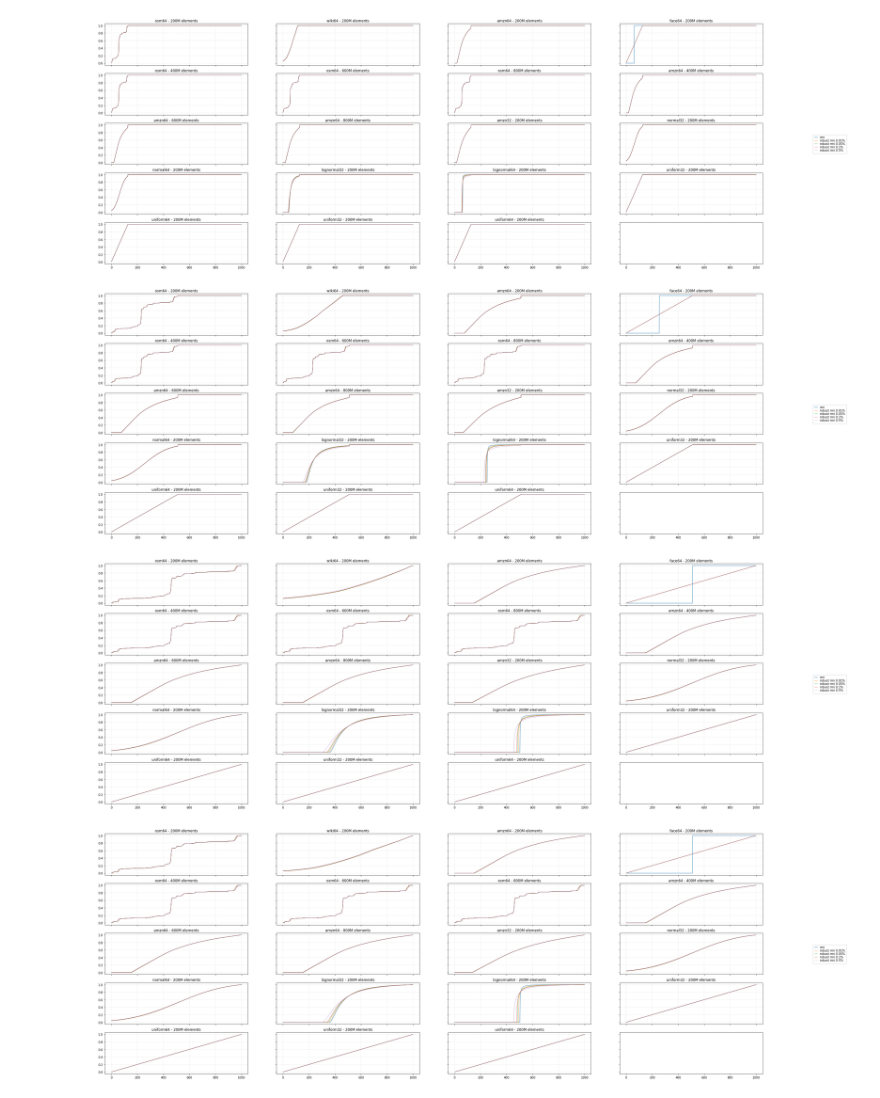
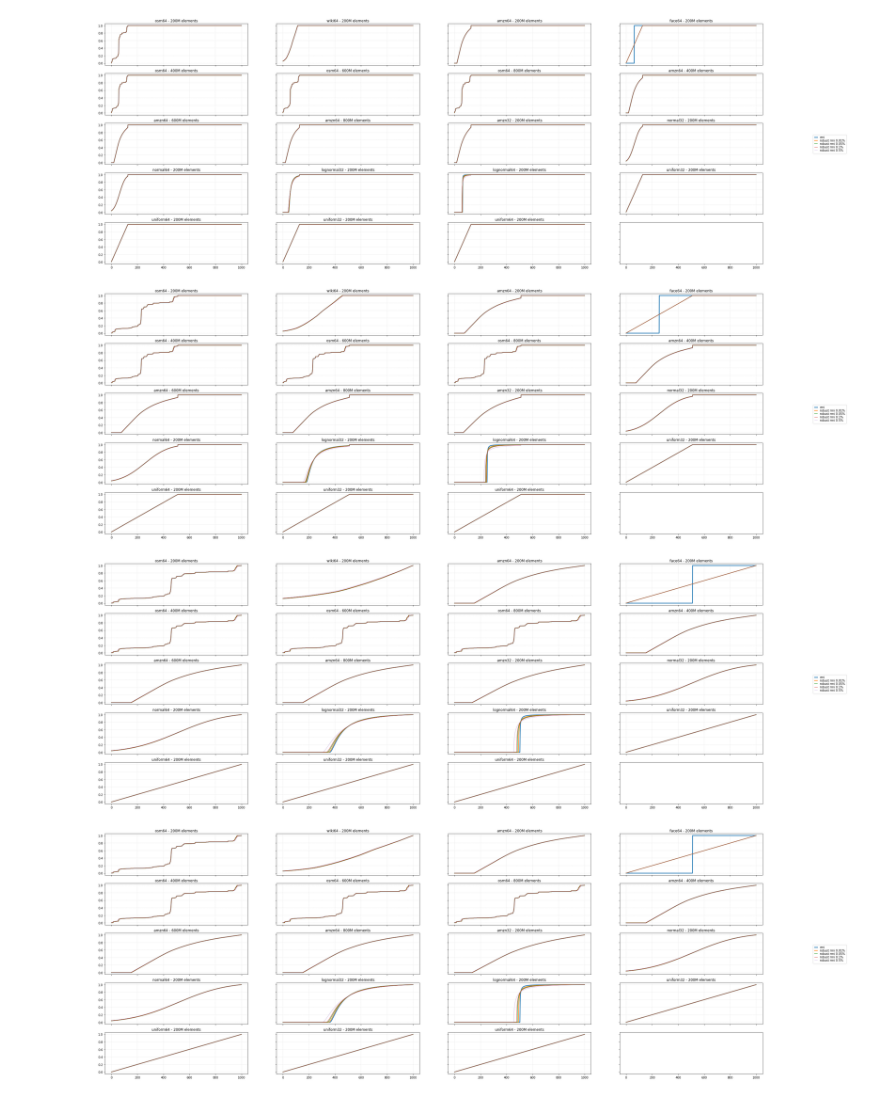
Before and after one commit to DominikHorn/SOSD, a Jupyter notebook: segment_plots.ipynb, the cells around one changed output. Drawn from its saved outputs; the diff is of its cells as text; code cells hidden in the pictures.

```diff
--- a/segment_plots.ipynb
+++ b/segment_plots.ipynb
@@ -118,10 +118,10 @@ with open("../SOSD/results_rmi/segment_data.csv", newline="") as rmi_segs, open(
             rmi_rob_1permille = aggregate(rmi_rob_1permille, normalize=True, cumulative=True)
             rmi_rob_5permille = aggregate(rmi_rob_5permille, normalize=True, cumulative=True)
 
-            ax.plot(rmi, label="rmi", linewidth=1.0)
-            ax.plot(rmi_rob_1permyriad, label="robust rmi 0.01%", linewidth=0.8)
-            ax.plot(rmi_rob_5permyriad, label="robust rmi 0.05%", linewidth=0.7)
-            ax.plot(rmi_rob_1permille, label="robust rmi 0.1%", linewidth=0.6)
+            ax.plot(rmi, label="rmi", linewidth=2.5)
+            ax.plot(rmi_rob_1permyriad, label="robust rmi 0.01%", linewidth=2.0)
+            ax.plot(rmi_rob_5permyriad, label="robust rmi 0.05%", linewidth=1.5)
+            ax.plot(rmi_rob_1permille, label="robust rmi 0.1%", linewidth=1.0)
             ax.plot(rmi_rob_5permille, label="robust rmi 0.5%", linewidth=0.5)
 
             # label_pos = np.arange(len(rmi))
@@ -154,8 +154,8 @@ plotting wiki_ts_200M_uint64, variant 1
 plotting uniform_sparse_200M_uint64, variant 6
 plotting uniform_sparse_200M_uint64, variant 7
 plotting uniform_sparse_200M_uint64, variant 8
 plotting uniform_sparse_200M_uint64, variant 9
-[figure, old version]
+[figure, new version]
-[figure, old version]
+[figure, new version]
-[figure, old version]
+[figure, new version]
-[figure, old version]
+[figure, new version]
```
Also changed, not shown: parts of 1 cell of this notebook, 10 other files.
